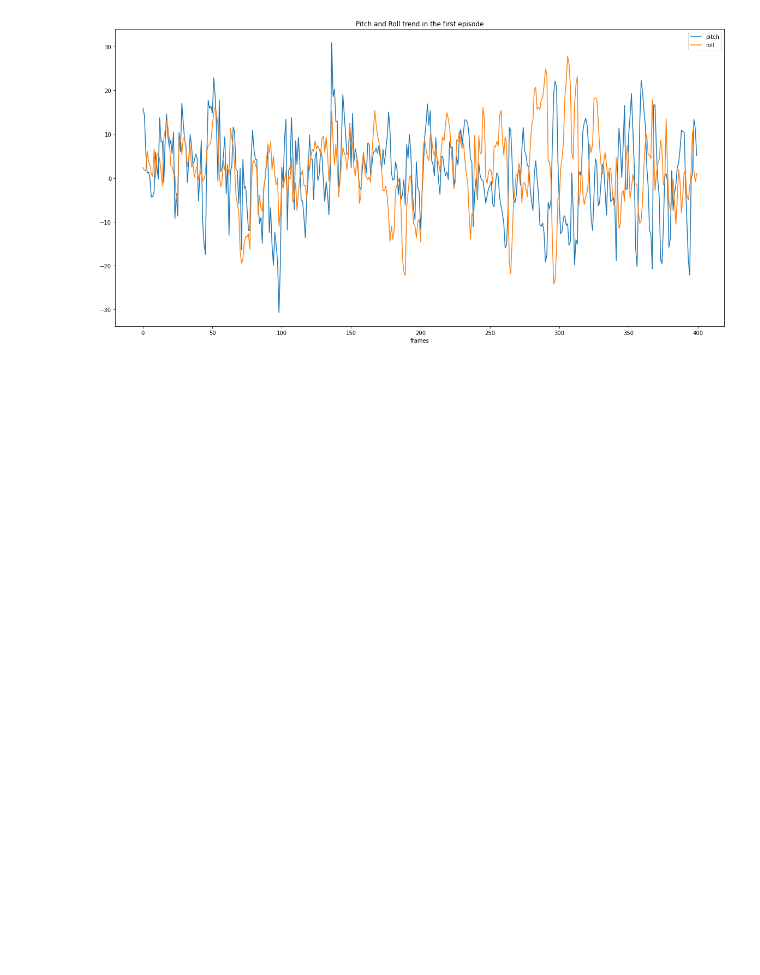
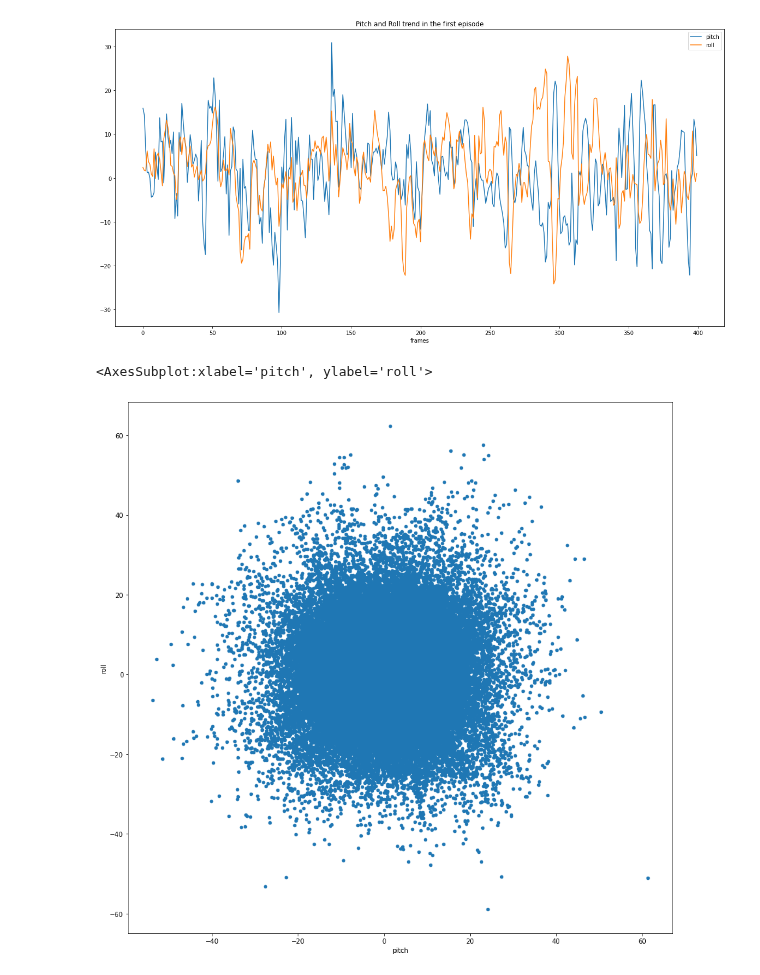
Before and after one commit to lancedw/3D-state-prediction-for-surface-vessels-using-IMU-data-and-images, a Jupyter notebook: code/notebooks/pr_data_analysis.ipynb, the cells around one changed output. Cells and saved outputs as stored; diff of their text form; code cells hidden in the pictures; blank space fills up the shorter version.

```diff
--- a/code/notebooks/pr_data_analysis.ipynb
+++ b/code/notebooks/pr_data_analysis.ipynb
@@ -181,3 +181,8 @@ label0_df.iloc[0:400]["roll"].plot(figsize=(20, 10), legend=True)
 # %% [output]
 <AxesSubplot:title={'center':'Pitch and Roll trend in the first episode'}, xlabel='frames'>
 [figure]
+# %%
+label0_df.plot.scatter(0, 1, figsize=(15,15))
+# %% [output]
+<AxesSubplot:xlabel='pitch', ylabel='roll'>
+[figure, added]
```
Also changed, not shown: parts of 1 cell of this notebook, 2 other files.
